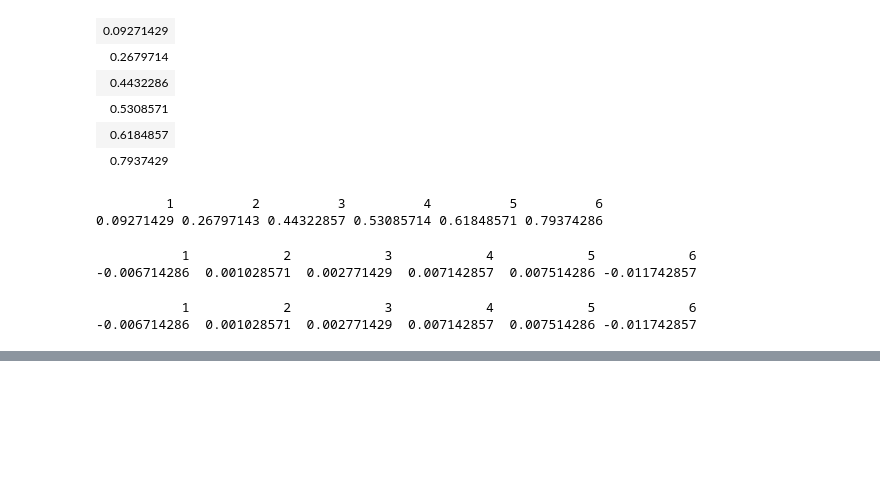
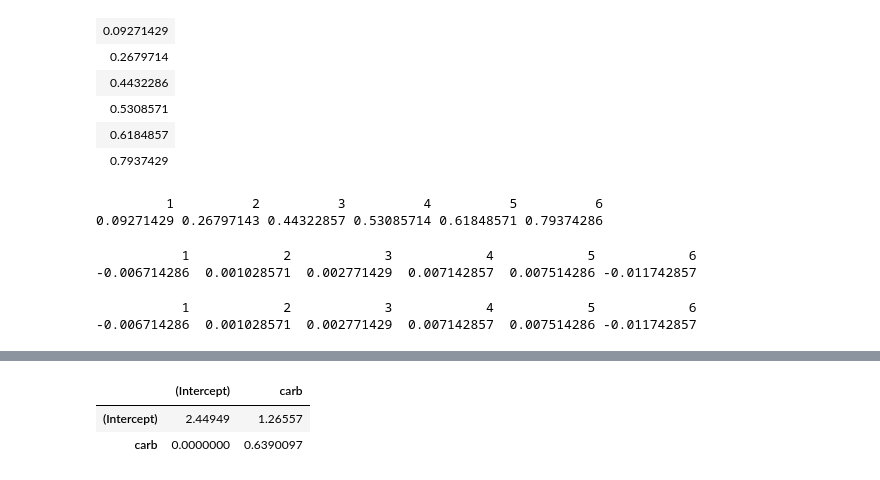
Before and after one commit to daijiang/Notes, a Jupyter notebook: Stats_notes/UW_Madison_Stat_849.ipynb, the cells around one changed output, grey strips where cells are left out. Saved outputs shown, nothing was run; the diff lists cells and outputs as text; code cells hidden in the pictures; blank space fills up the shorter version.

```diff
--- a/Stats_notes/UW_Madison_Stat_849.ipynb
+++ b/Stats_notes/UW_Madison_Stat_849.ipynb
@@ -206,0 +277,6 @@ qr.resid(qrlm1, y); resid(lm1)
+# %%
+chol(crossprod(X))
+# %% [output]
+|  | (Intercept) | carb |
+| (Intercept) | 2.44949 | 1.26557 |
+| carb | 0.0000000 | 0.6390097 |
```
Also changed, not shown: parts of 2 cells of this notebook.
